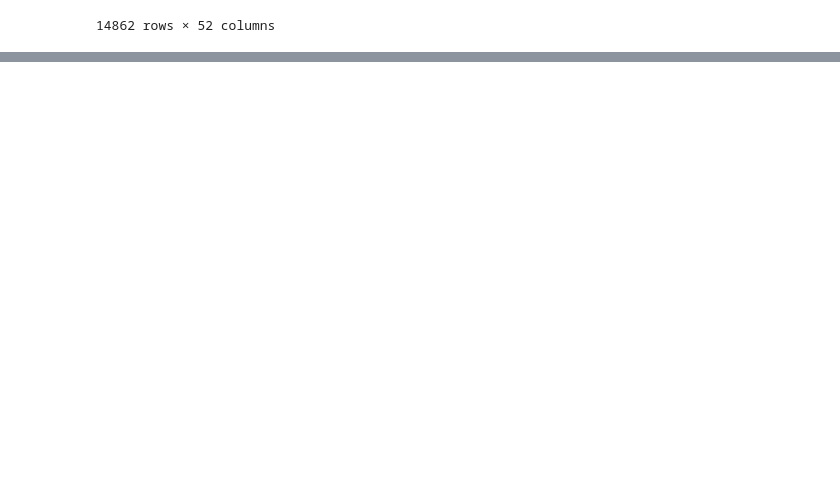
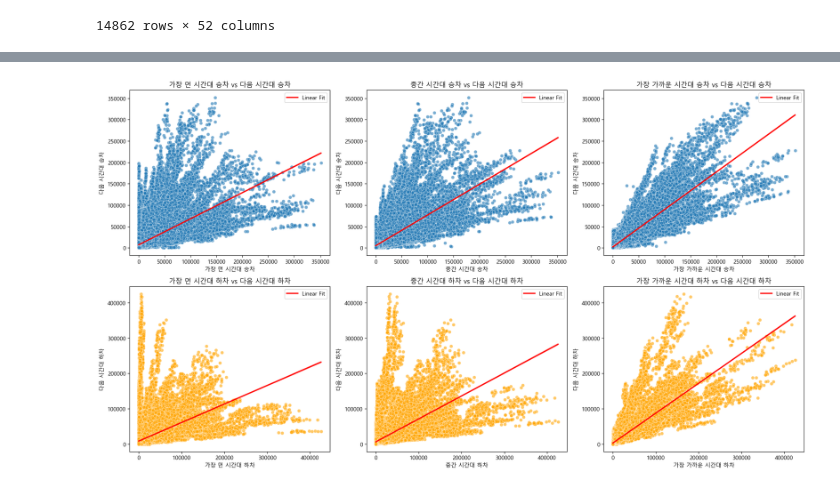
Before and after one commit to kkh01230123/llll, a Jupyter notebook: analysis.ipynb, the cells around one changed output, grey strips where cells are left out. Drawn from its saved outputs; the diff is of its cells as text; code cells hidden in the pictures; blank space fills up the shorter version.

```diff
--- a/analysis.ipynb
+++ b/analysis.ipynb
@@ -22,0 +134,45 @@ data
+# %%
+import seaborn as sns           # 고급 시각화를 위한 seaborn 임포트
+
+labels_boarding = ['가장 먼 시간대 승차', '중간 시간대 승차', '가장 가까운 시간대 승차']
+# 승차 변수별 라벨 정의
+
+labels_alighting = ['가장 먼 시간대 하차', '중간 시간대 하차', '가장 가까운 시간대 하차']
+# 하차 변수별 라벨 정의
+
+X_boarding_vars = [far_boarding, mid_boarding, close_boarding]
+# 시간대별 승차 변수 리스트
+
+X_alighting_vars = [far_alighting, mid_alighting, close_alighting]
+# 시간대별 하차 변수 리스트
+
+plt.figure(figsize=(18, 10))  # 전체 플롯 크기 설정
+
+# 승차 산점도 및 회귀선
+for i, (x, label) in enumerate(zip(X_boarding_vars, labels_boarding), 1):
+    plt.subplot(2, 3, i)  # 2행 3열 중 i번째 위치에 서브플롯 생성
+    sns.scatterplot(x=x.flatten(), y=next_boarding_arr.flatten(), alpha=0.6)
+    # x: 해당 시간대의 승차 인원, y: 다음 시간대 승차 인원, 투명도 0.6
+    sns.regplot(x=x.flatten(), y=next_boarding_arr.flatten(), scatter=False, color='red', label='Linear Fit')
+    # 산점도 위에 선형 회귀선(적색)만 추가, 산점도는 따로 표시하지 않음
+    plt.xlabel(label)
+    plt.ylabel('다음 시간대 승차')
+    plt.title(f'{label} vs 다음 시간대 승차')
+    plt.legend()
+
+# 하차 산점도 및 회귀선
+for i, (x, label) in enumerate(zip(X_alighting_vars, labels_alighting), 4):
+    plt.subplot(2, 3, i)  # 2행 3열 중 i번째 위치에 서브플롯 생성
+    sns.scatterplot(x=x.flatten(), y=next_alighting_arr.flatten(), alpha=0.6, color='orange')
+    # x: 해당 시간대의 하차 인원, y: 다음 시간대 하차 인원, 주황색 산점도
+    sns.regplot(x=x.flatten(), y=next_alighting_arr.flatten(), scatter=False, color='red', label='Linear Fit')
+    # 회귀선(적색)만 추가
+    plt.xlabel(label)
+    plt.ylabel('다음 시간대 하차')
+    plt.title(f'{label} vs 다음 시간대 하차')
+    plt.legend()
+
+plt.tight_layout()  # 서브플롯 간 간격 자동 조정
+plt.show()          # 플롯 출력
+# %% [output]
+[figure, added]
```
Also changed, not shown: parts of 9 cells of this notebook, 5 other files.
